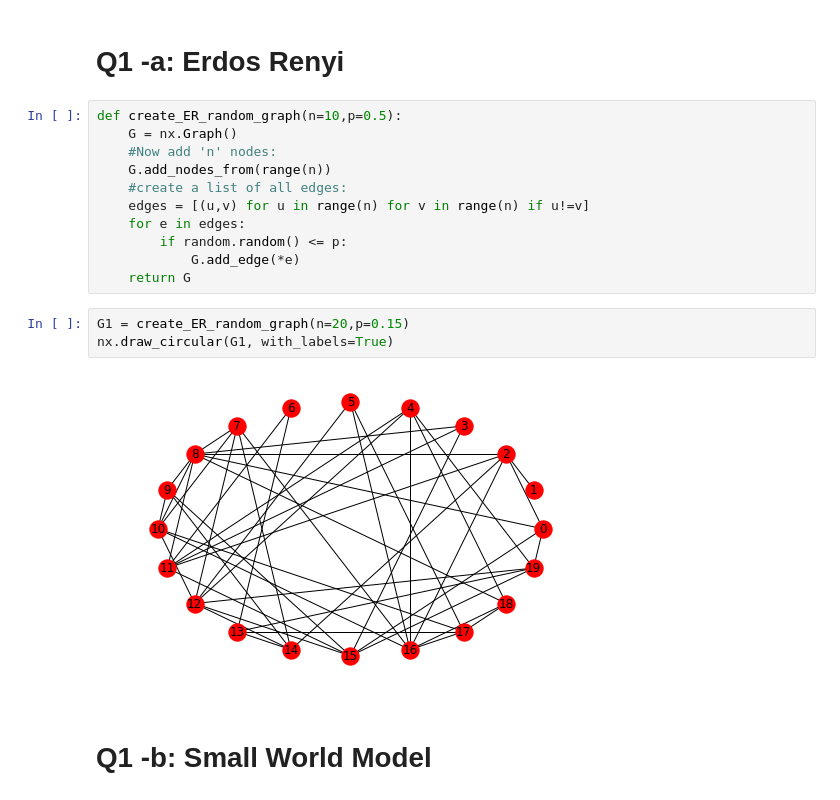
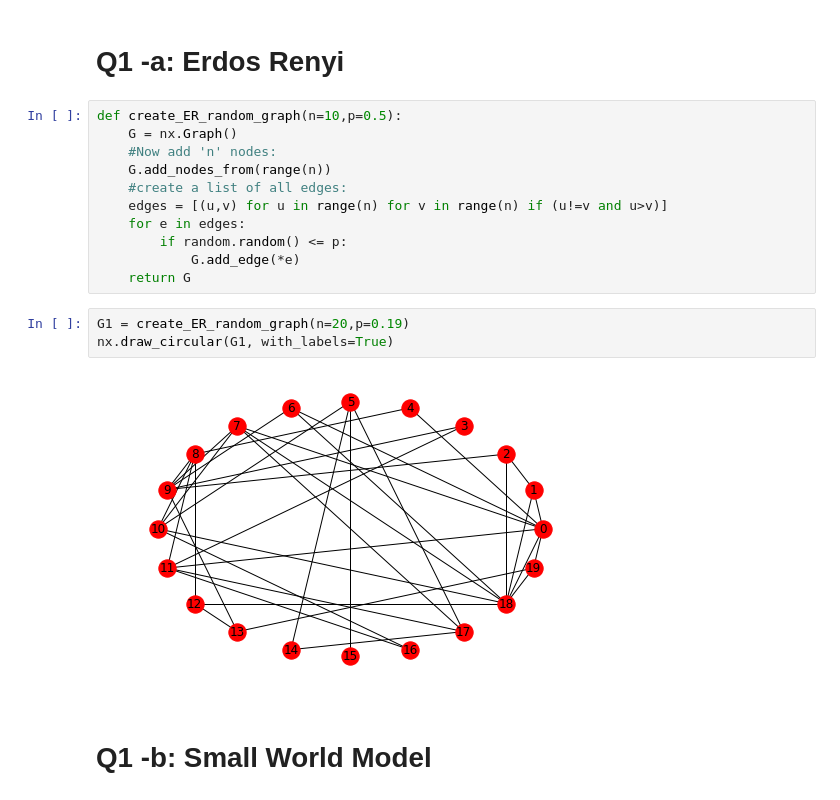
Before and after one commit to giditietz/network-algorithms, a Jupyter notebook: HW1.ipynb, the cells around one changed output. Drawn from its saved outputs; the diff is of its cells as text.

```diff
--- a/HW1.ipynb
+++ b/HW1.ipynb
@@ -14,16 +14,16 @@ def create_ER_random_graph(n=10,p=0.5):
     #Now add 'n' nodes:
     G.add_nodes_from(range(n))
     #create a list of all edges:
-    edges = [(u,v) for u in range(n) for v in range(n) if u!=v]
+    edges = [(u,v) for u in range(n) for v in range(n) if (u!=v and u>v)]
     for e in edges:
         if random.random() <= p:
             G.add_edge(*e)
     return G
 # %%
-G1 = create_ER_random_graph(n=20,p=0.15)
+G1 = create_ER_random_graph(n=20,p=0.19)
 nx.draw_circular(G1, with_labels=True)
 # %% [output]
-[figure, old version]
+[figure, new version]
 # %% [markdown]
 # Q1 -b: Small World Model
 # %%
```
Also changed, not shown: parts of 25 cells of this notebook, 1 other file.
